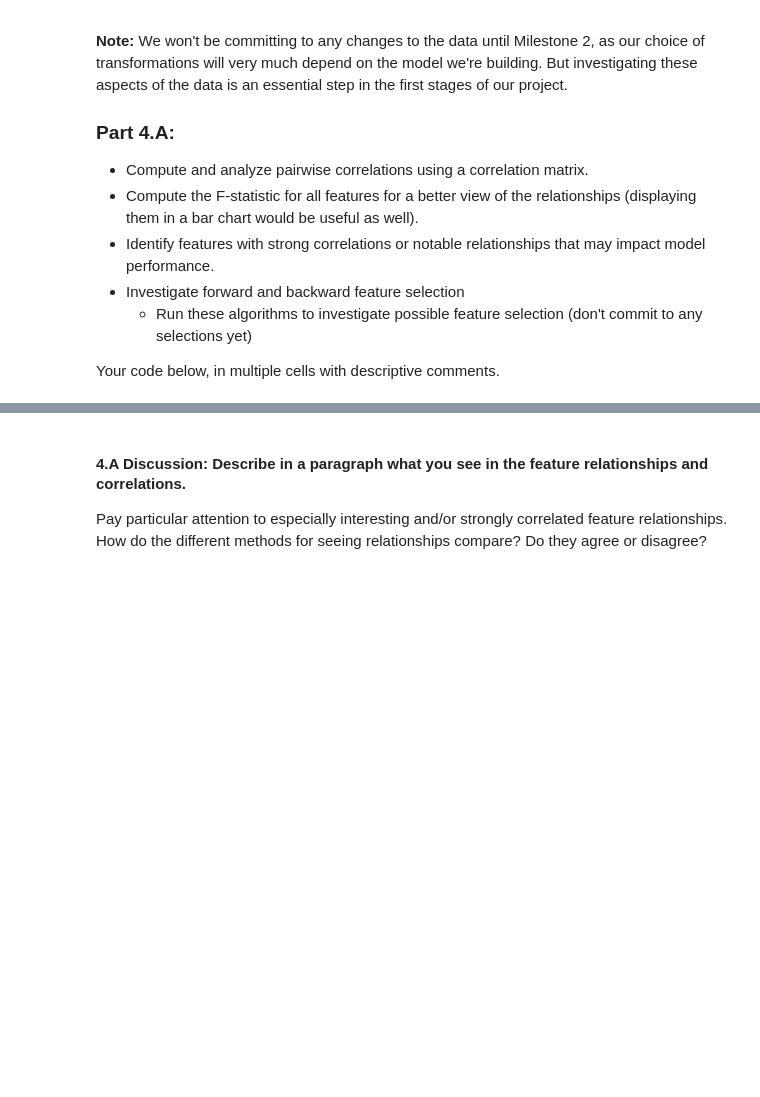
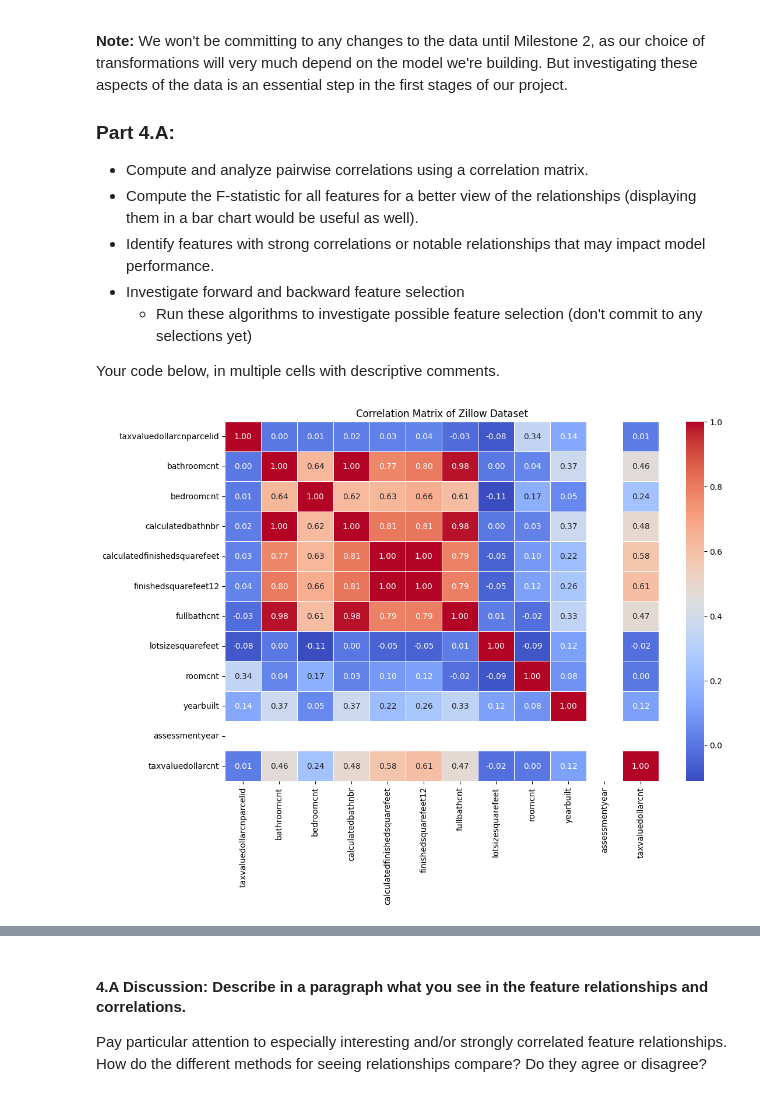
Before and after one commit to hnm15/Mod3_Machine-Learning-Fundamentals, a Jupyter notebook: Milestone_01 (1).ipynb, the cells around one changed output, grey strips where cells are left out. Cells and saved outputs as stored; diff of their text form; code cells hidden in the pictures; blank space fills up the shorter version.

```diff
--- a/Milestone_01 (1).ipynb
+++ b/Milestone_01 (1).ipynb
@@ -642,3 +631,13 @@ In this part, we will investigate the feature relationships as a way of understa
         - Run these algorithms to investigate possible feature selection (don't commit to any selections yet)
 
 Your code below, in multiple cells with descriptive comments.
+# %%
+# Compute and analyze pairwise correlations using a correlation matrix.
+
+correlation_matrix = df_clean.corr()
+plt.figure(figsize=(12, 8))
+sns.heatmap(correlation_matrix, annot=True, cmap='coolwarm', fmt='.2f', linewidths=0.5)
+plt.title('Correlation Matrix of Zillow Dataset')
+plt.show()
+# %% [output]
+[figure, added]
```
Also changed, not shown: parts of 24 cells of this notebook.
